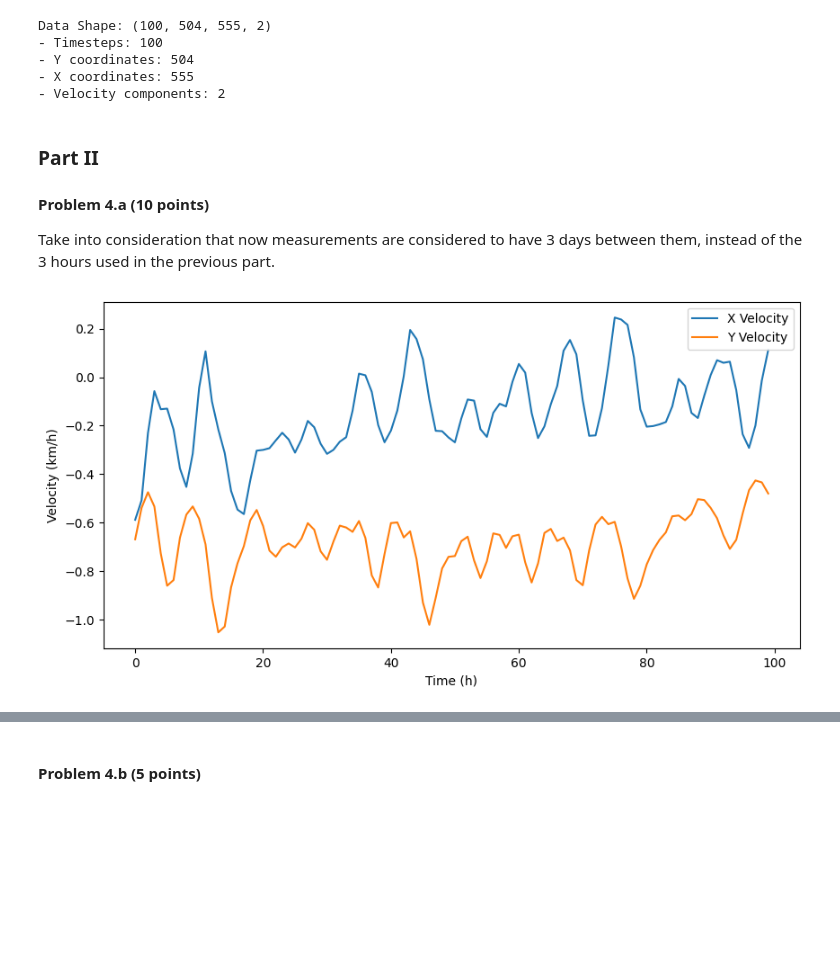
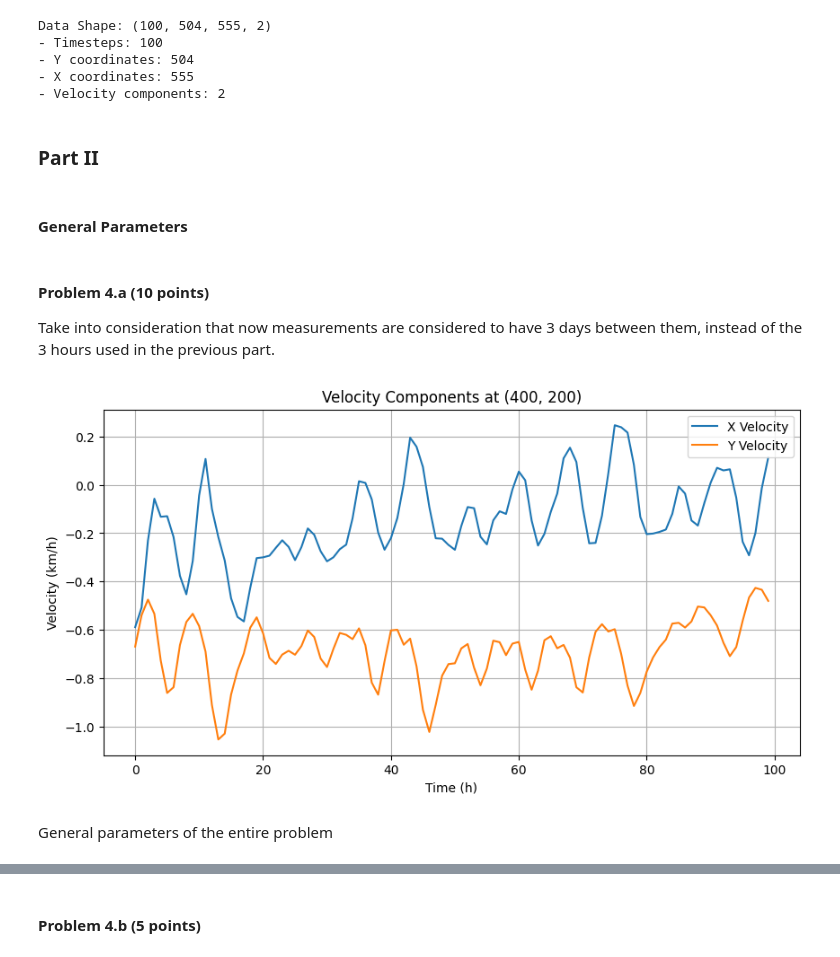
Before and after one commit to eddysanoli-galileo/Data-Analysis-Statistical-Modeling-and-Computation-in-Applications, a Jupyter notebook: Module 5 - Environmental Data and Gaussian Processes/Project/Project - Part II.ipynb, the cells around one changed output, grey strips where cells are left out. Drawn from its saved outputs; the diff is of its cells as text; code cells hidden in the pictures; blank space fills up the shorter version.

```diff
--- a/Module 5 - Environmental Data and Gaussian Processes/Project/Project - Part II.ipynb
+++ b/Module 5 - Environmental Data and Gaussian Processes/Project/Project - Part II.ipynb
@@ -57,35 +58,66 @@ Data Shape: (100, 504, 555, 2)
 - Y coordinates: 504
 - X coordinates: 555
 - Velocity components: 2
+# %% [markdown]
+### Part II
+# %% [markdown]
+#### General Parameters
+# %%
+# =============== GENERAL PARAMS =============== #
+
+# Folds to use for cross validation
+num_folds = 20
+
+# Folder where images will be saved
+images_folder = "./Images/"
+
+# Prefix for the images
+images_prefix = "rbf"
+
+# Kernel to use for the Gaussian Process
+selected_kernel = radial_basis_kernel
+
+# Create a range of values for "l" and "sigma"
+l_range = np.linspace(0.1, 5, 18)
+std_range = np.linspace(0.1, 2, 10)
+
+# Selected position for which to predict the velocity
+selected_position = np.array([400, 200])
 # %% [markdown]
-### Part II
-
 #### Problem 4.a (10 points)
 
 Take into consideration that now measurements are considered to have 3 days between them, instead of the 3 hours used in the previous part.
 # %%
 # Select a specific location to get the velocity data
-x = 400
-y = 200
+x = selected_position[0]
+y = selected_position[1]
 
 # Get the velocity data for the selected location (Vl = Location Velocity)
 V_loc = Vt[:, y, x, :]
 
 # Get the X and Y velocity components
 Vx_loc = V_loc[:, 0]
 Vy_loc = V_loc[:, 1]
 
 # ==================== PLOT ==================== #
 
 # Plot the X and Y velocity components
 plt.figure(figsize=(10, 5))
 plt.plot(Vx_loc, label='X Velocity')
 plt.plot(Vy_loc, label='Y Velocity')
 plt.legend()
 plt.xlabel('Time (h)')
 plt.ylabel('Velocity (km/h)')
+plt.title(f'Velocity Components at ({x}, {y})')
+plt.grid()
+
+# Save the plot
+plt.savefig(f'{images_folder}{images_prefix}_selected_location_velocities.png')
+
 plt.show()
 # %% [output]
-[figure, old version]
+[figure, new version]
+# %% [markdown]
+General parameters of the entire problem
 # %%
 # ================ OPTIMIZATION ================ #
```
Also changed, not shown: parts of 11 cells of this notebook, 18 other files.
